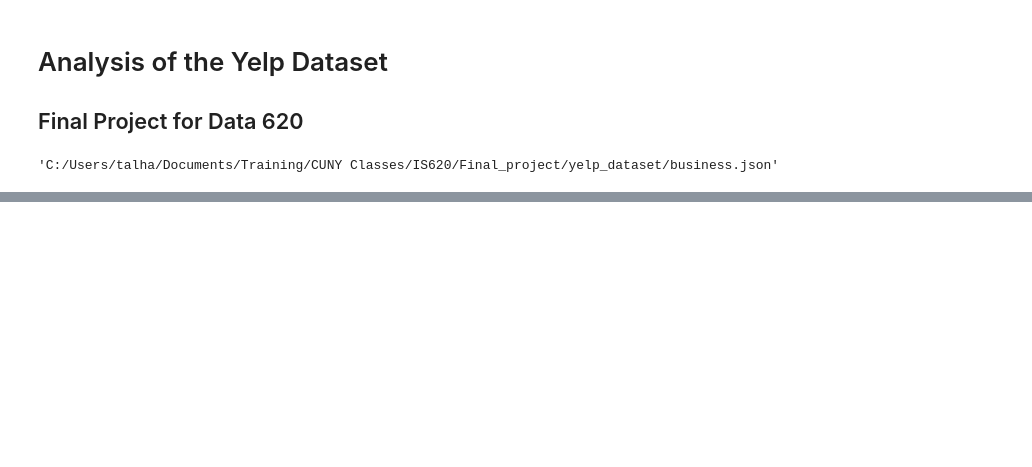
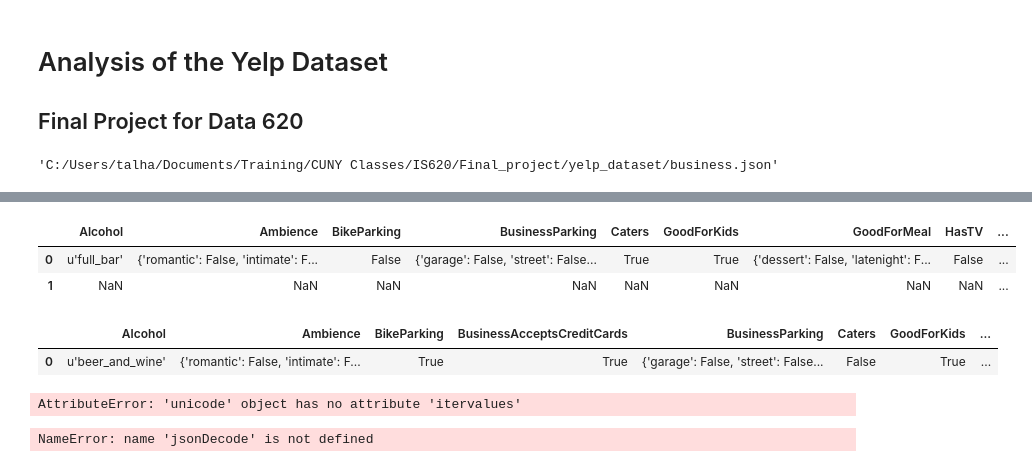
Before and after one commit to talham/yelp_project, a Jupyter notebook: Yelp_analysis.ipynb, the cells around one changed output, grey strips where cells are left out. Saved outputs shown, nothing was run; the diff lists cells and outputs as text; code cells hidden in the pictures; blank space fills up the shorter version.

```diff
--- a/Yelp_analysis.ipynb
+++ b/Yelp_analysis.ipynb
@@ -38,0 +156,15 @@ data_df.head(n=5)
+# %%
+c1.append(pd.Series(),ignore_index=True)
+# %% [output]
+|  | Alcohol | Ambience | BikeParking | BusinessParking | Caters | GoodForKids | GoodForMeal | HasTV | ... |
+| 0 | u'full_bar' | {'romantic': False, 'intimate': F... | False | {'garage': False, 'street': False... | True | True | {'dessert': False, 'latenight': F... | False | ... |
+| 1 | NaN | NaN | NaN | NaN | NaN | NaN | NaN | NaN | ... |
+# %%
+c2
+# %% [output]
+|  | Alcohol | Ambience | BikeParking | BusinessAcceptsCreditCards | BusinessParking | Caters | GoodForKids | ... |
+| 0 | u'beer_and_wine' | {'romantic': False, 'intimate': F... | True | True | {'garage': False, 'street': False... | False | True | ... |
+# %%
+json_normalize('['+b[2]['Ambience']+']')
+# %% [output]
+AttributeError: 'unicode' object has no attribute 'itervalues'
@@ -38,0 +175,4 @@ data_df.head(n=5)
+# %%
+jsonDecode(d)
+# %% [output]
+NameError: name 'jsonDecode' is not defined
```
Also changed, not shown: parts of 33 cells of this notebook.
